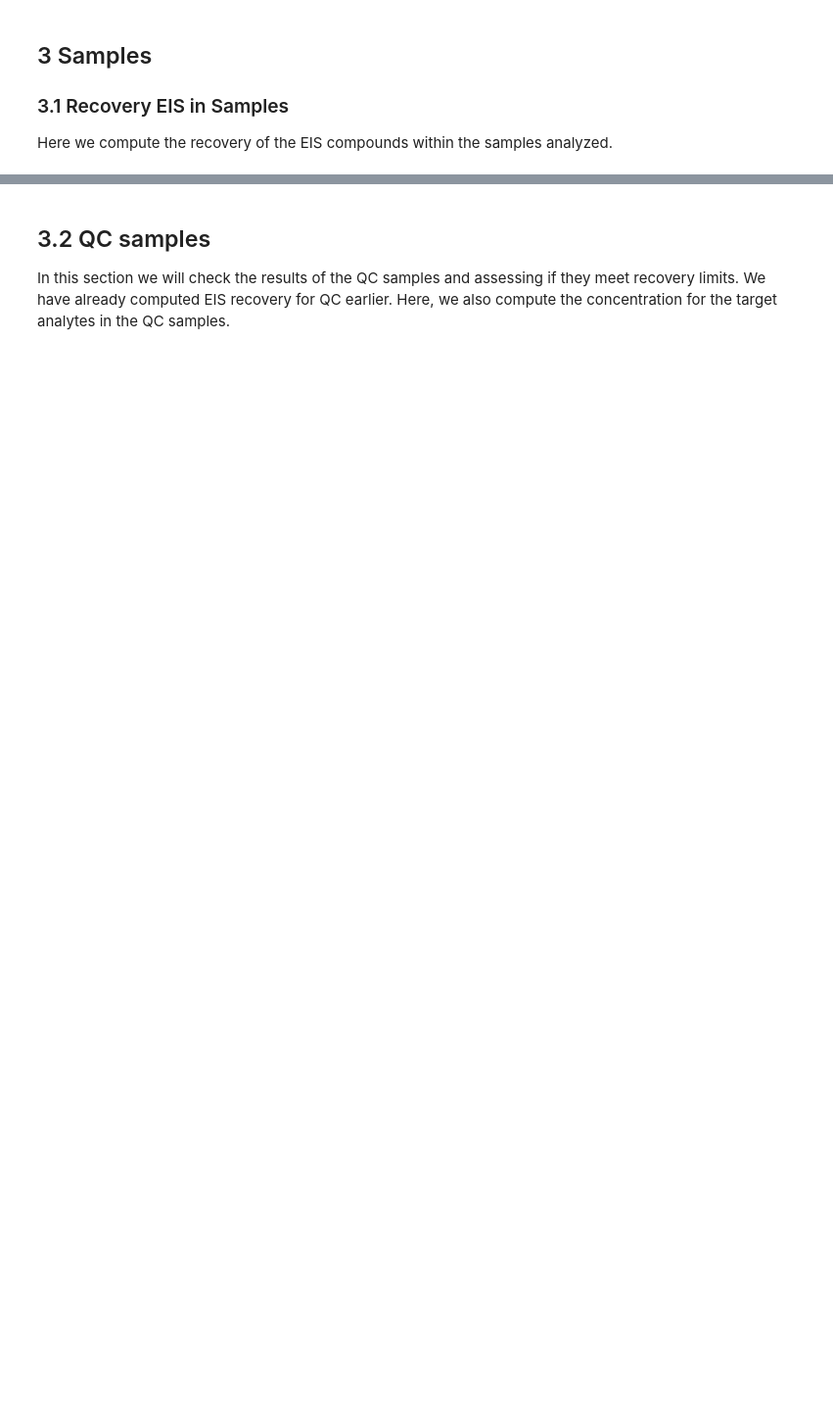
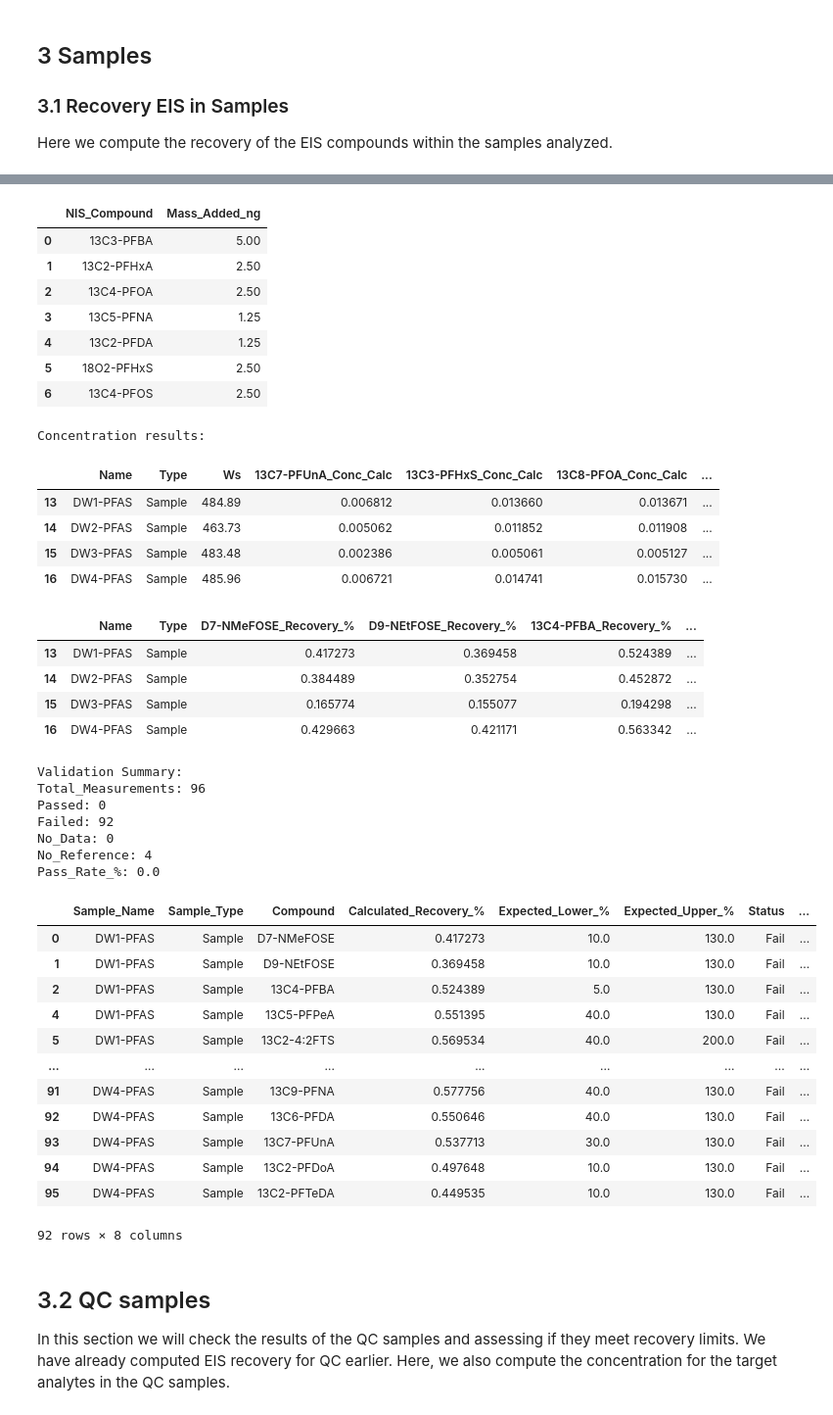
Before and after one commit to valeriederijk/UU_PFAS_lab, a Jupyter notebook: Quantitative_calc_PFAS_clean2.ipynb, the cells around one changed output, grey strips where cells are left out. Shown: that part at 98% size. Drawn from its saved outputs; the diff is of its cells as text; code cells hidden in the pictures; blank space fills up the shorter version.

```diff
--- a/Quantitative_calc_PFAS_clean2.ipynb
+++ b/Quantitative_calc_PFAS_clean2.ipynb
@@ -176,9 +376,10 @@ DF_sample = 1 #dilution factor
 mass_bottle_filled = 499.8 #grams
 mass_bottle_empty = 53.68 #grams
 Ws = (mass_bottle_filled - mass_bottle_empty)/1000 #L
-Ws_cal = 0.25#ml
+Ws_cal = 0.25 #ml
 
 # Create weights dictionary in grams
+#soils
 weights_dict = {
     'Sand500': 5.0,
     'Sand504': 5.04,
@@ -186,6 +387,14 @@ weights_dict = {
     'Clay537': 5.37
 }
 
+#water 23-09
+weights_dict = {
+    'DW1-PFAS': 541.52-56.63,
+    'DW2-PFAS': 519.73-56.00,
+    'DW3-PFAS': 541.08-57.60,
+    'DW4-PFAS': 539.58-53.62,
+    'DW5-NoPFAS': 529.43-57.80
+}
 rawdata_copy['Ws'] = rawdata_copy['Name'].map(weights_dict)
 
 dilution_NIS_stock = 2 #1:1 dilution
@@ -193,21 +402,24 @@ dilution_NIS_stock_cal = 40 #dilution cal
 dilution_EIS_stock_cal = 40 #dilution cal
 spiked_amount_cal = 0.05 #ml
 Df_cal = 1 #dilution factor
-spiked_amount = 0.05 #ml
+spiked_amount_NIS = 0.01 #ml
+#spiked_amount = 0.01 #ml
 
-dilution_EIS_stock = 1 #normally 2
+dilution_EIS_stock = 2 #normally 2
 spiked_amount_EIS =0.05 #ml
 
-calculated_conc_EIS = calculate_conc_EIS(rawdata_copy, eis_RFS, dilution_NIS_stock,EIS_NIS_analogs, DF_sample, NIS_stock, spiked_amount)
+#look at this!
+calculated_conc_EIS, NIS_added = calculate_conc_EIS(rawdata_copy, eis_RFS, dilution_NIS_stock,EIS_NIS_analogs, DF_sample, NIS_stock, spiked_amount_NIS)
 
 #for run on 12-9-2025
-expected_concs_EIS_doubled = {key: value * 2 for key, value in expected_concs_EIS.items()}
-calculated_recoveries_EIS = calculate_recoveries(calculated_conc_EIS, expected_concs_EIS_doubled)
+#expected_concs_EIS_doubled = {key: 2*value for key, value in expected_concs_EIS.items()}
+calculated_recoveries_EIS = calculate_recoveries(calculated_conc_EIS, expected_concs_EIS)
 
-validation_results_samples= validate_recoveries(calculated_recoveries_EIS, EIS_NIS_compound_recovery_solid)
+validation_results_samples= validate_recoveries(calculated_recoveries_EIS, EIS_NIS_compound_recovery_aqueous)
 summary_samples = summarize_validation_results(validation_results_samples)
 print("Validation Summary:")
 for key, value in summary_samples['Overall'].items():
     print(f"{key}: {value}")
 
 failed_recoveries_samples = get_failed_recoveries(validation_results_samples)
+# %% [output]
@@ -214,3 +435,42 @@ failed_recoveries_samples = get_failed_recoveries(validation_results_samples)
+|  | NIS_Compound | Mass_Added_ng |
+| 0 | 13C3-PFBA | 5.00 |
+| 1 | 13C2-PFHxA | 2.50 |
+| 2 | 13C4-PFOA | 2.50 |
+| 3 | 13C5-PFNA | 1.25 |
+| 4 | 13C2-PFDA | 1.25 |
+| 5 | 18O2-PFHxS | 2.50 |
+| 6 | 13C4-PFOS | 2.50 |
+Concentration results:
+|  | Name | Type | Ws | 13C7-PFUnA_Conc_Calc | 13C3-PFHxS_Conc_Calc | 13C8-PFOA_Conc_Calc | ... |
+| 13 | DW1-PFAS | Sample | 484.89 | 0.006812 | 0.013660 | 0.013671 | ... |
+| 14 | DW2-PFAS | Sample | 463.73 | 0.005062 | 0.011852 | 0.011908 | ... |
+| 15 | DW3-PFAS | Sample | 483.48 | 0.002386 | 0.005061 | 0.005127 | ... |
+| 16 | DW4-PFAS | Sample | 485.96 | 0.006721 | 0.014741 | 0.015730 | ... |
+|  | Name | Type | D7-NMeFOSE_Recovery_% | D9-NEtFOSE_Recovery_% | 13C4-PFBA_Recovery_% | ... |
+| 13 | DW1-PFAS | Sample | 0.417273 | 0.369458 | 0.524389 | ... |
+| 14 | DW2-PFAS | Sample | 0.384489 | 0.352754 | 0.452872 | ... |
+| 15 | DW3-PFAS | Sample | 0.165774 | 0.155077 | 0.194298 | ... |
+| 16 | DW4-PFAS | Sample | 0.429663 | 0.421171 | 0.563342 | ... |
+Validation Summary:
+Total_Measurements: 96
+Passed: 0
+Failed: 92
+No_Data: 0
+No_Reference: 4
+Pass_Rate_%: 0.0
+|  | Sample_Name | Sample_Type | Compound | Calculated_Recovery_% | Expected_Lower_% | Expected_Upper_% | Status | ... |
+| 0 | DW1-PFAS | Sample | D7-NMeFOSE | 0.417273 | 10.0 | 130.0 | Fail | ... |
+| 1 | DW1-PFAS | Sample | D9-NEtFOSE | 0.369458 | 10.0 | 130.0 | Fail | ... |
+| 2 | DW1-PFAS | Sample | 13C4-PFBA | 0.524389 | 5.0 | 130.0 | Fail | ... |
+| 4 | DW1-PFAS | Sample | 13C5-PFPeA | 0.551395 | 40.0 | 130.0 | Fail | ... |
+| 5 | DW1-PFAS | Sample | 13C2-4:2FTS | 0.569534 | 40.0 | 200.0 | Fail | ... |
+| ... | ... | ... | ... | ... | ... | ... | ... | ... |
+| 91 | DW4-PFAS | Sample | 13C9-PFNA | 0.577756 | 40.0 | 130.0 | Fail | ... |
+| 92 | DW4-PFAS | Sample | 13C6-PFDA | 0.550646 | 40.0 | 130.0 | Fail | ... |
+| 93 | DW4-PFAS | Sample | 13C7-PFUnA | 0.537713 | 30.0 | 130.0 | Fail | ... |
+| 94 | DW4-PFAS | Sample | 13C2-PFDoA | 0.497648 | 10.0 | 130.0 | Fail | ... |
+| 95 | DW4-PFAS | Sample | 13C2-PFTeDA | 0.449535 | 10.0 | 130.0 | Fail | ... |
+92 rows × 8 columns
 # %% [markdown]
 ## 3.2 QC samples
 In this section we will check the results of the QC samples and assessing if they meet recovery limits. We have already computed EIS recovery for QC earlier. Here, we also compute the concentration for the target analytes in the QC samples.
```
Also changed, not shown: parts of 10 cells of this notebook, 1 other file.
